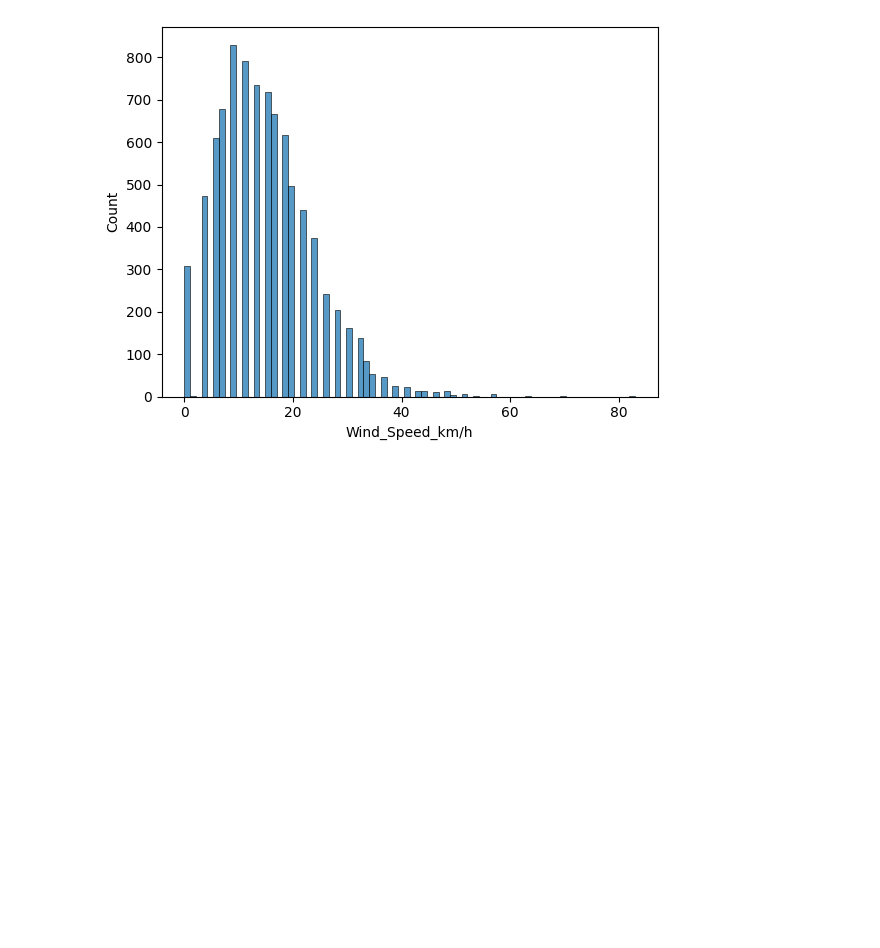
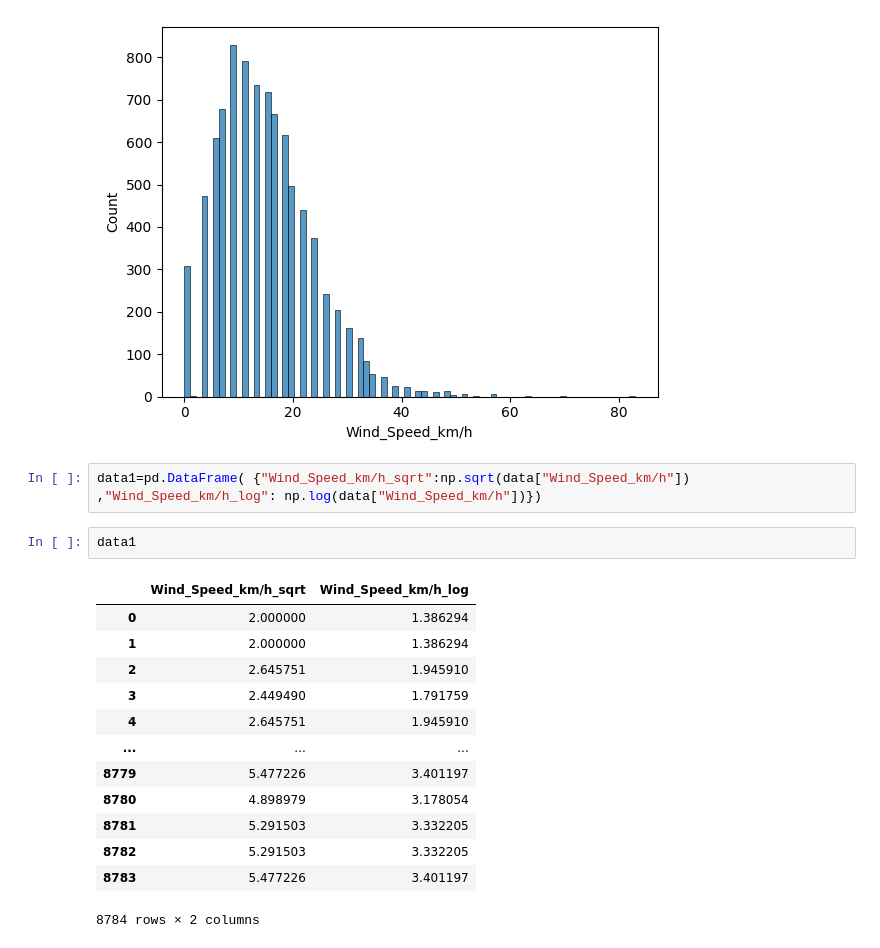
Before and after one commit to trailokya-world/Weather-Data-Analysis, a Jupyter notebook: ML Extention/Data Cleaning and Preprocessing.ipynb, the cells around one changed output. Cells and saved outputs as stored; diff of their text form; blank space fills up the shorter version.

```diff
--- a/ML Extention/Data Cleaning and Preprocessing.ipynb
+++ b/ML Extention/Data Cleaning and Preprocessing.ipynb
@@ -103,4 +103,22 @@ sns.histplot(data ,x="Wind_Speed_km/h")
 plt.show()
 # %% [output]
 [figure]
+# %%
+data1=pd.DataFrame( {"Wind_Speed_km/h_sqrt":np.sqrt(data["Wind_Speed_km/h"]) ,"Wind_Speed_km/h_log": np.log(data["Wind_Speed_km/h"])})
+# %%
+data1
+# %% [output]
+|  | Wind_Speed_km/h_sqrt | Wind_Speed_km/h_log |
+| 0 | 2.000000 | 1.386294 |
+| 1 | 2.000000 | 1.386294 |
+| 2 | 2.645751 | 1.945910 |
+| 3 | 2.449490 | 1.791759 |
+| 4 | 2.645751 | 1.945910 |
+| ... | ... | ... |
+| 8779 | 5.477226 | 3.401197 |
+| 8780 | 4.898979 | 3.178054 |
+| 8781 | 5.291503 | 3.332205 |
+| 8782 | 5.291503 | 3.332205 |
+| 8783 | 5.477226 | 3.401197 |
+8784 rows × 2 columns
 # %%
```
Also changed, not shown: parts of 3 cells of this notebook.
